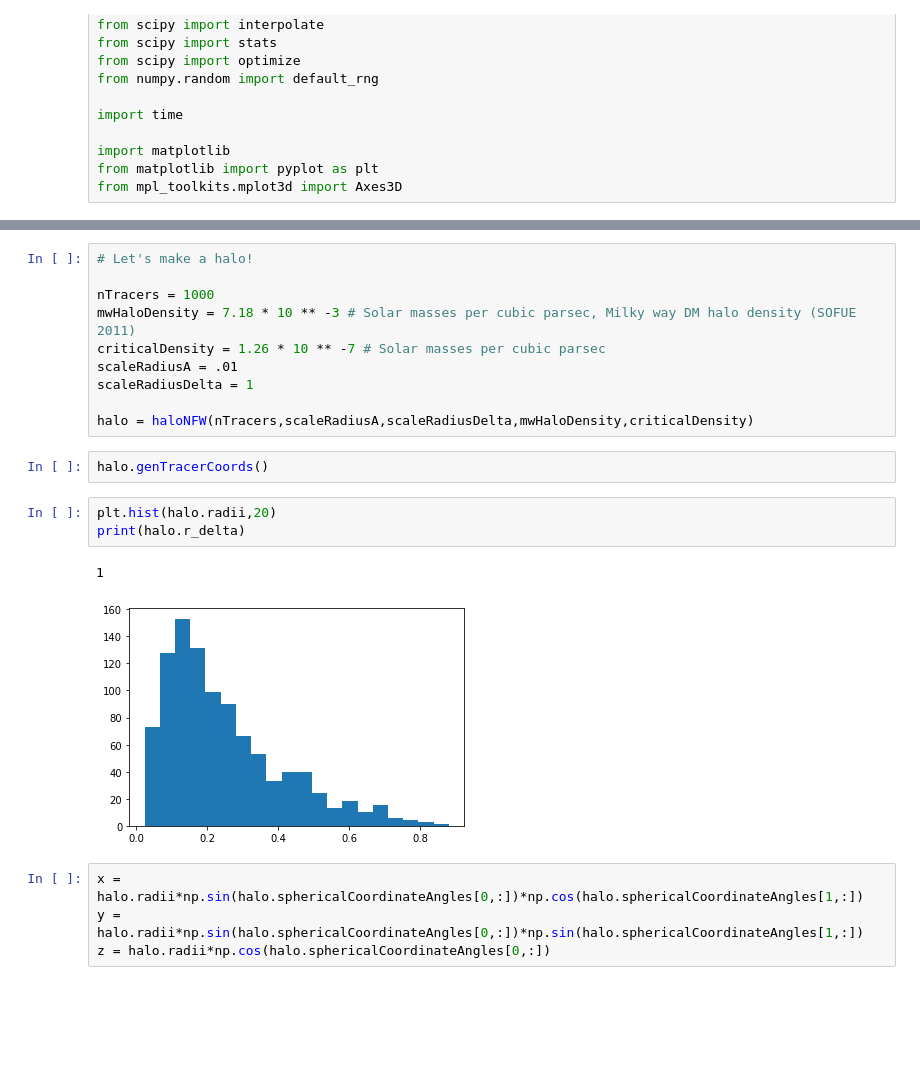
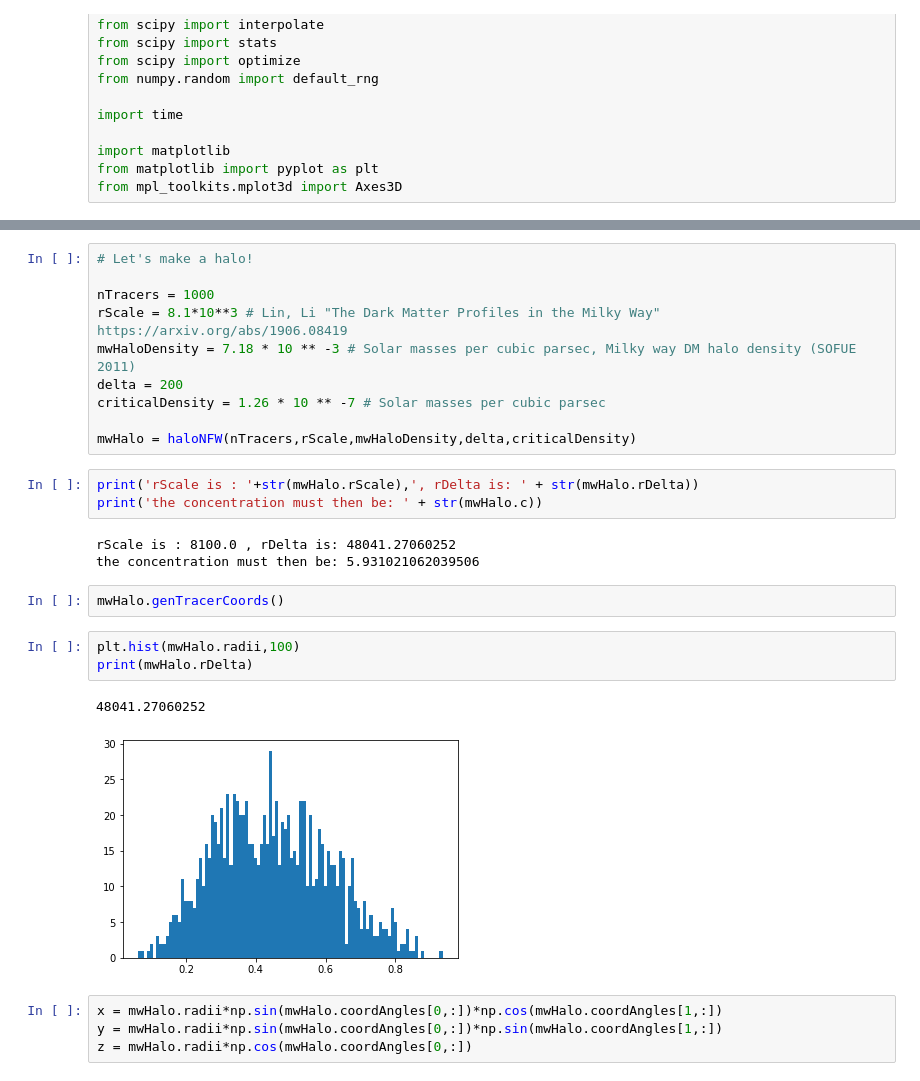
Before and after one commit to EricPutney/nfwHalo, a Jupyter notebook: NFW_MockDataGenerator.ipynb, the cells around one changed output, grey strips where cells are left out. Cells and saved outputs as stored; diff of their text form; blank space fills up the shorter version.

```diff
--- a/NFW_MockDataGenerator.ipynb
+++ b/NFW_MockDataGenerator.ipynb
@@ -189,24 +225,30 @@ class haloNFW(): # Our NFW halo object
 # Let's make a halo!
 
 nTracers = 1000
+rScale = 8.1*10**3 # Lin, Li "The Dark Matter Profiles in the Milky Way" https://arxiv.org/abs/1906.08419
 mwHaloDensity = 7.18 * 10 ** -3 # Solar masses per cubic parsec, Milky way DM halo density (SOFUE 2011)
+delta = 200
 criticalDensity = 1.26 * 10 ** -7 # Solar masses per cubic parsec
-scaleRadiusA = .01
-scaleRadiusDelta = 1
 
-halo = haloNFW(nTracers,scaleRadiusA,scaleRadiusDelta,mwHaloDensity,criticalDensity)
+mwHalo = haloNFW(nTracers,rScale,mwHaloDensity,delta,criticalDensity)
+# %%
+print('rScale is : '+str(mwHalo.rScale),', rDelta is: ' + str(mwHalo.rDelta))
+print('the concentration must then be: ' + str(mwHalo.c))
+# %% [output]
+rScale is : 8100.0 , rDelta is: 48041.27060252
+the concentration must then be: 5.931021062039506
 # %%
-halo.genTracerCoords()
+mwHalo.genTracerCoords()
 # %%
-plt.hist(halo.radii,20)
-print(halo.r_delta)
+plt.hist(mwHalo.radii,100)
+print(mwHalo.rDelta)
 # %% [output]
-1
+48041.27060252
-[figure, old version]
+[figure, new version]
 # %%
-x = halo.radii*np.sin(halo.sphericalCoordinateAngles[0,:])*np.cos(halo.sphericalCoordinateAngles[1,:])
-y = halo.radii*np.sin(halo.sphericalCoordinateAngles[0,:])*np.sin(halo.sphericalCoordinateAngles[1,:])
-z = halo.radii*np.cos(halo.sphericalCoordinateAngles[0,:])
+x = mwHalo.radii*np.sin(mwHalo.coordAngles[0,:])*np.cos(mwHalo.coordAngles[1,:])
+y = mwHalo.radii*np.sin(mwHalo.coordAngles[0,:])*np.sin(mwHalo.coordAngles[1,:])
+z = mwHalo.radii*np.cos(mwHalo.coordAngles[0,:])
 # %%
 fig = plt.figure()
 ax = fig.add_subplot(111, projection='3d')
```
Also changed, not shown: parts of 12 cells of this notebook.
